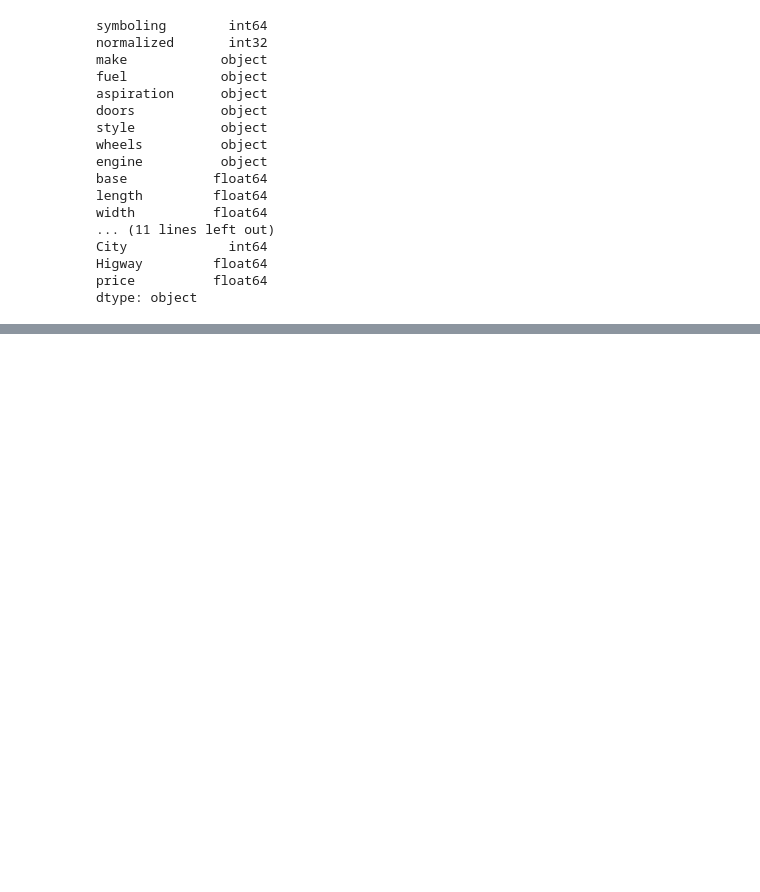
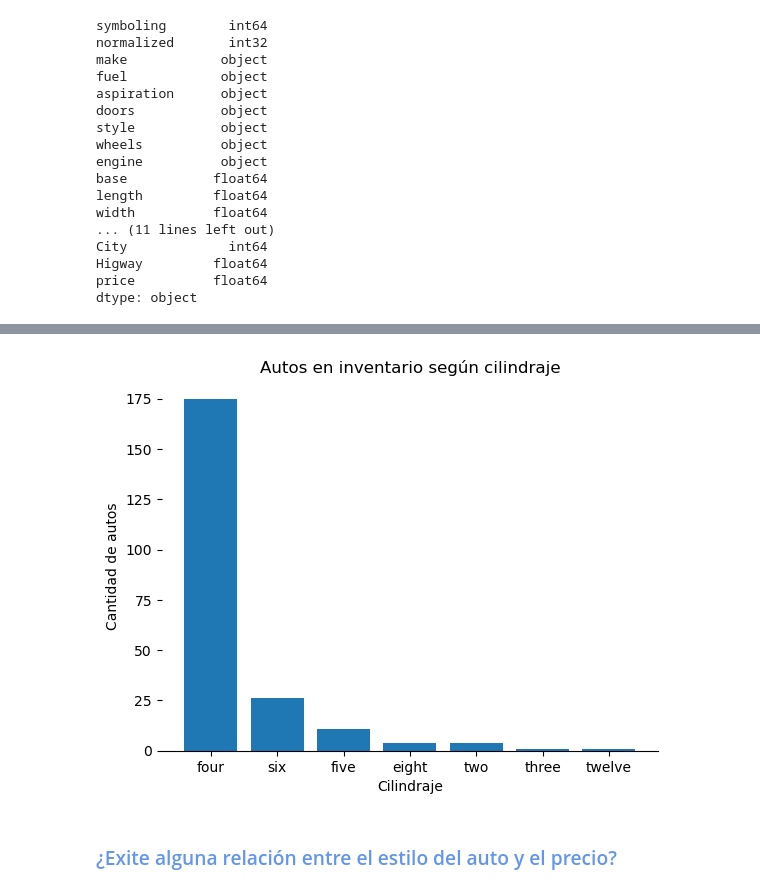
Before and after one commit to yulivaspa28/Proyectosemana11, a Jupyter notebook: ProyectoDeClaseAnalisis.ipynb, the cells around one changed output, grey strips where cells are left out. Drawn from its saved outputs; the diff is of its cells as text; code cells hidden in the pictures; blank space fills up the shorter version.

```diff
--- a/ProyectoDeClaseAnalisis.ipynb
+++ b/ProyectoDeClaseAnalisis.ipynb
@@ -574,0 +722,5 @@ dfAutos.head(5)
+# %%
+dfGraf = dfAutos.groupby(['Cylinders']). count()
+dfGraf = dfGraf.iloc [:,:1]
+dfGraf = dfGraf.sort_values('symboling', ascending = False)
+dfGraf
@@ -574,0 +737,15 @@ dfAutos.head(5)
+# %%
+x = dfGraf.index.tolist()
+y =  dfGraf['symboling'].tolist()
+
+plt.bar(x,y)
+plt.title ("Autos en inventario según cilindraje")
+plt.xlabel("Cilindraje")
+plt.ylabel("Cantidad de autos")
+
+
+plt.show()
+# %% [output]
+[figure, added]
+# %% [markdown]
+ <h3 style="color:#6495ED" > ¿Exite alguna relación entre el estilo del auto y el precio? </h3>
```
Also changed, not shown: parts of 50 cells of this notebook.
